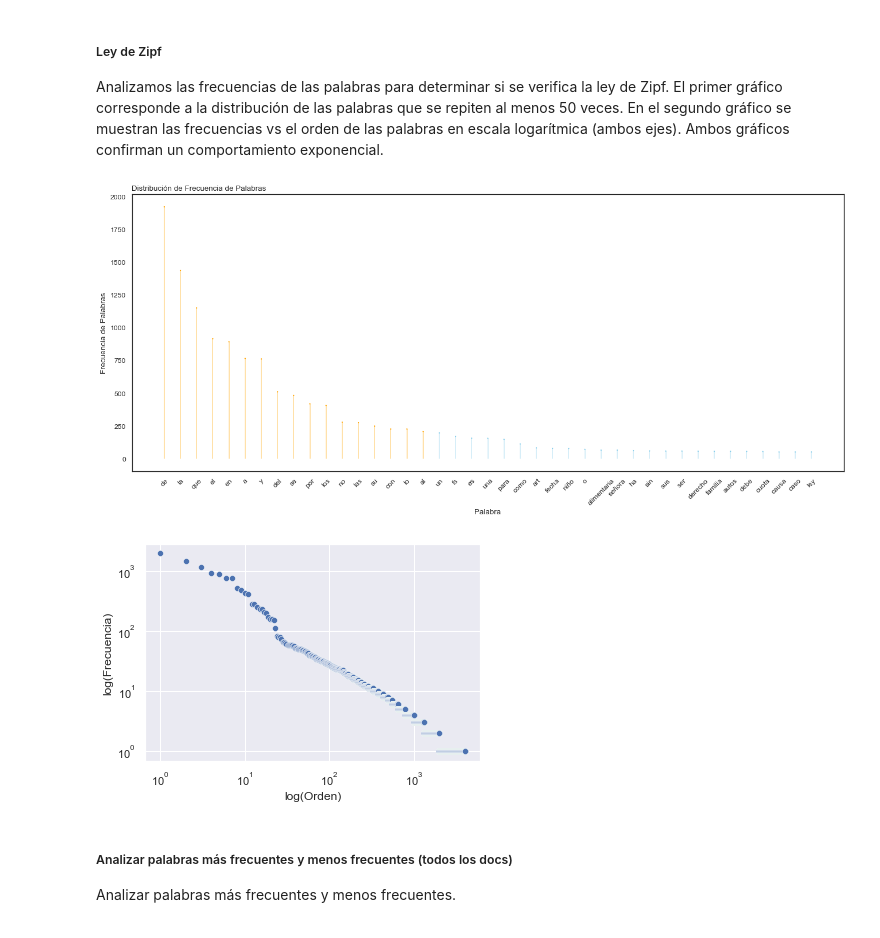
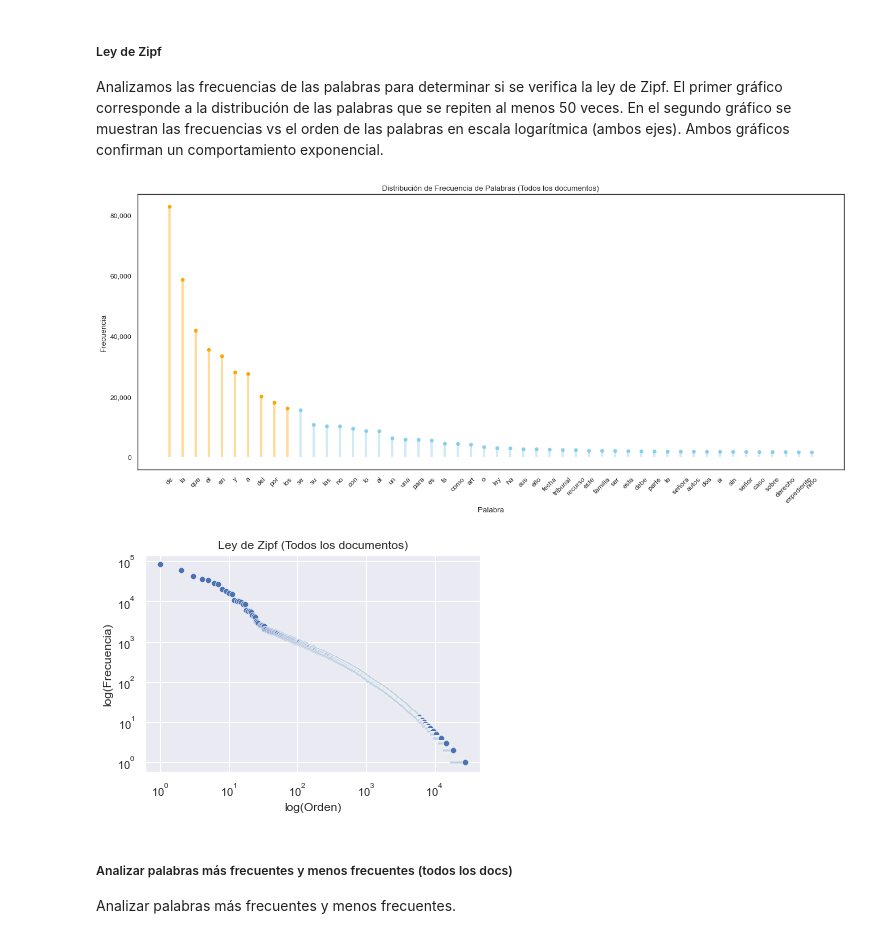
Before and after one commit to adrian-alejandro/Busqueda-y-Recomendacion-para-Textos-Legales-Mentoria-2022, a Jupyter notebook: Practico 1 - Analisis y Visualizacion.ipynb, the cells around one changed output. Drawn from its saved outputs; the diff is of its cells as text; code cells hidden in the pictures.

Commit message:
acutalizamos la notebook, específicamente las gráficas (títulos, formato, ticks, etc.) y corrimos el análisis usando todos los documentos. Incluimos las imágenes resultantes.

```diff
--- a/Practico 1 - Analisis y Visualizacion.ipynb
+++ b/Practico 1 - Analisis y Visualizacion.ipynb
@@ -48,6 +48,7 @@ nlp = spacy.load("es_core_news_sm")
 
 CURR_DIR = os.getcwd()  # Gets current directory
 STOPWORDS_ES = stopwords.words('spanish')
+BREAKPOINT=None  # None para analizar todos los documentos, sino un número para analizar hasta n documentos
 # %% [markdown]
 ### Funciones que vamos a utilizar en el Práctico
 # %% [markdown]
@@ -272,10 +277,10 @@ filesDir = f"{CURR_DIR}\Documentos"
 fueros = getListOfFiles(filesDir, return_dir=True)
 # %%
 # Generamos el corpus de palabras, y el diccionario con el mapeo de los fueros con sus respectivos documentos
-palabras, corpus_dic = get_palabras(filesDir, breakpoint=None)
+palabras, corpus_dic = get_palabras(filesDir, breakpoint=BREAKPOINT)
 
 frecuencia_palabras_df = get_conteo_palabras(palabras)
 
-print(frecuencia_palabras_df.head())
+print(frecuencia_palabras_df)
 # %% [output]
 palabra
@@ -294,17 +305,20 @@ El primer gráfico corresponde a la distribución de las palabras que se repiten
 En el segundo gráfico se muestran las frecuencias vs el orden de las palabras en escala logarítmica (ambos ejes).
 Ambos gráficos confirman un comportamiento exponencial.
 # %%
+identifier = 'Todos los documentos'
+
 #show_histogram(frecuencia_palabras_df, threshold=1)
 plot_histogram(
     frecuencia_palabras_df,
     threshold=50,  # Nos quedamos con las 50 palabras más frecuentes
-    y_low=200)
+    y_low=None,
+    description=identifier)
 # %% [output]
-[figure, old version]
+[figure, new version]
 # %%
-show_zipf(frecuencia_palabras_df)
+show_zipf(frecuencia_palabras_df, description=identifier)
 # %% [output]
-[figure, old version]
+[figure, new version]
 # %% [markdown]
 ##### Analizar palabras más frecuentes y menos frecuentes (todos los docs)
 Analizar palabras más frecuentes y menos frecuentes.
```
Also changed, not shown: parts of 7 cells of this notebook, 8 other files.
